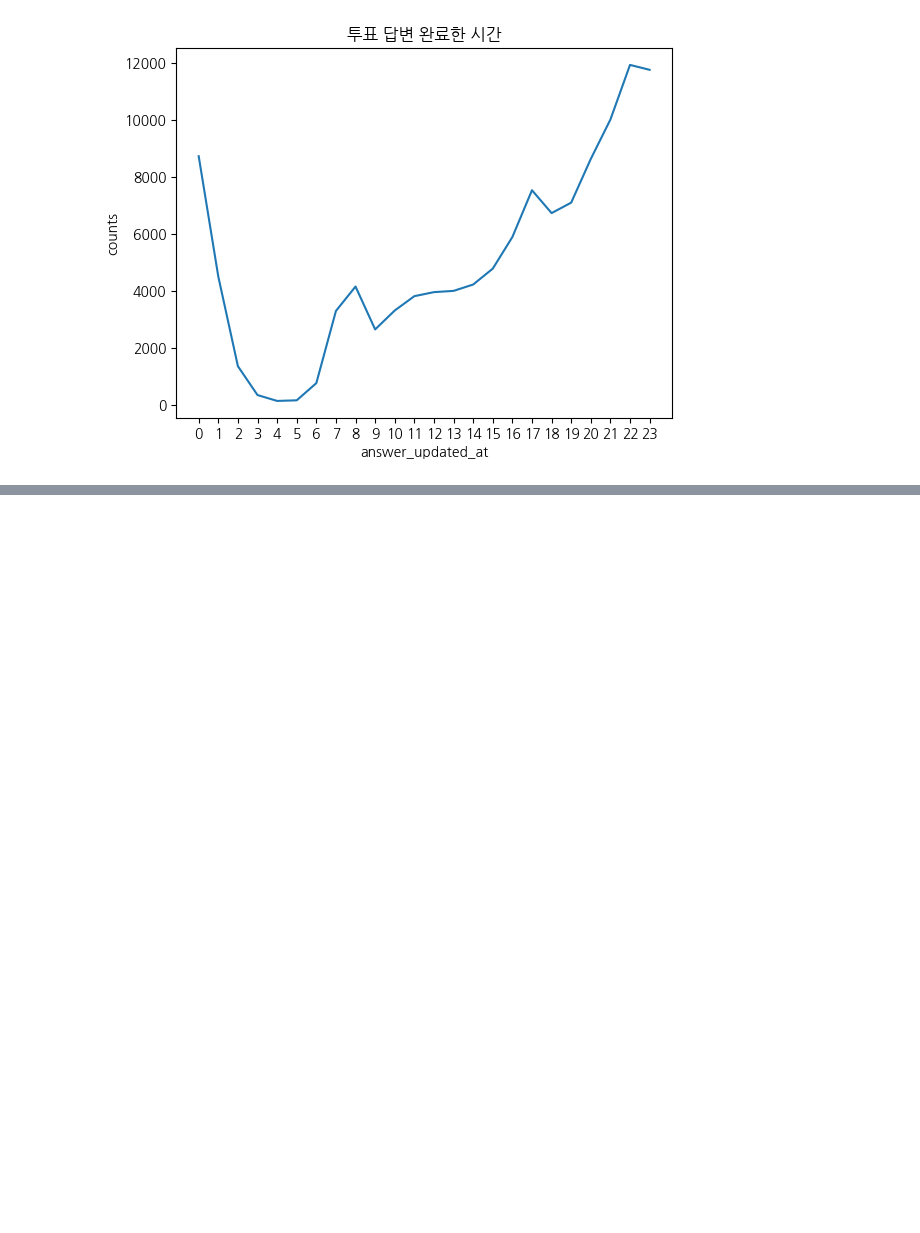
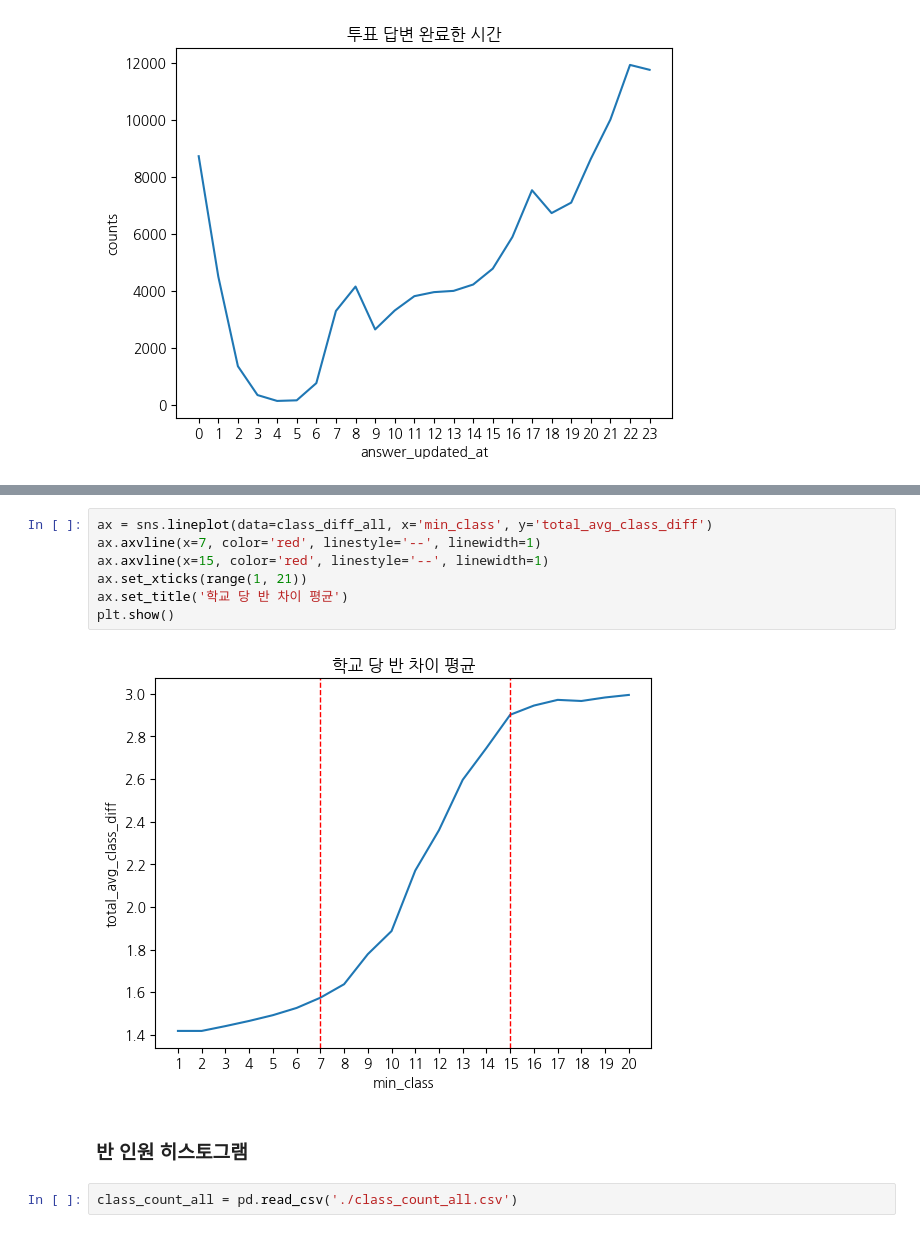
Before and after one commit to EtheriumArchive/Codeit_project, a Jupyter notebook: eda_eunsu_v1.ipynb, the cells around one changed output, grey strips where cells are left out. Saved outputs shown, nothing was run; the diff lists cells and outputs as text; blank space fills up the shorter version.

```diff
--- a/eda_eunsu_v1.ipynb
+++ b/eda_eunsu_v1.ipynb
@@ -56,0 +67,13 @@ plt.show()
+# %%
+ax = sns.lineplot(data=class_diff_all, x='min_class', y='total_avg_class_diff')
+ax.axvline(x=7, color='red', linestyle='--', linewidth=1)
+ax.axvline(x=15, color='red', linestyle='--', linewidth=1)
+ax.set_xticks(range(1, 21))
+ax.set_title('학교 당 반 차이 평균')
+plt.show()
+# %% [output]
+[figure, added]
+# %% [markdown]
+### 반 인원 히스토그램
+# %%
+class_count_all = pd.read_csv('./class_count_all.csv')
```
Also changed, not shown: parts of 20 cells of this notebook.
